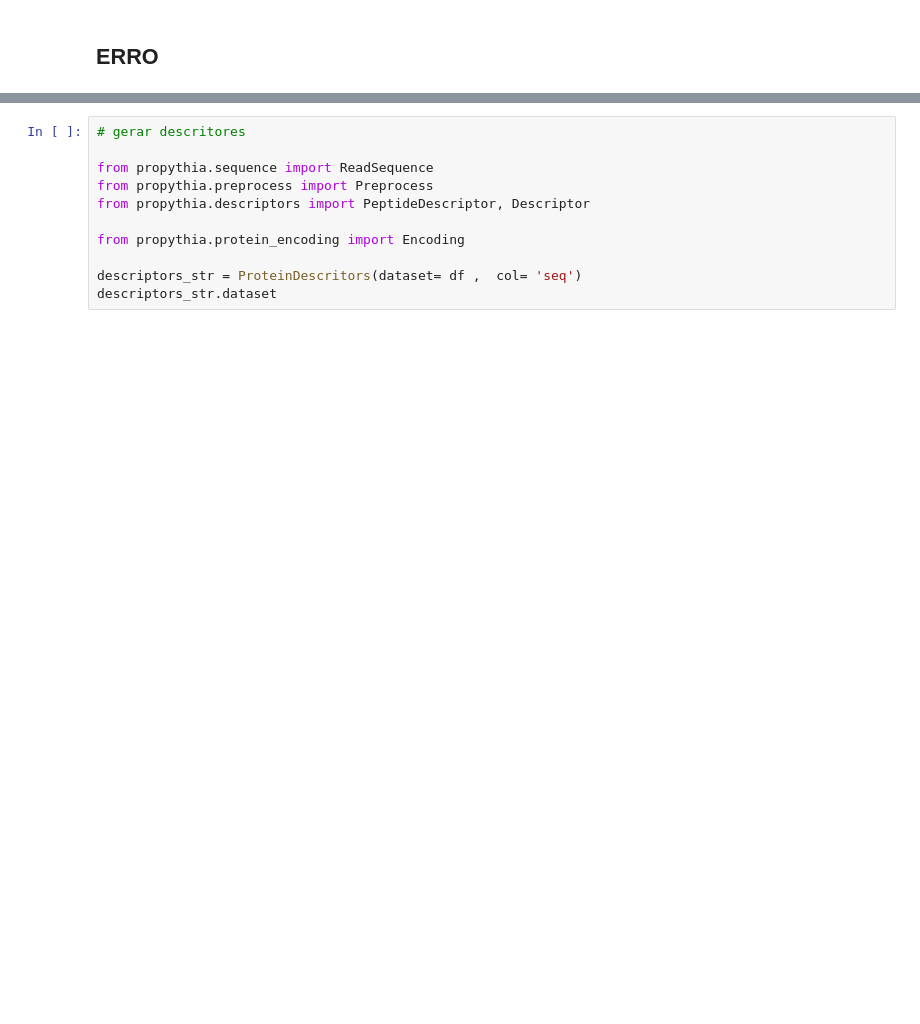
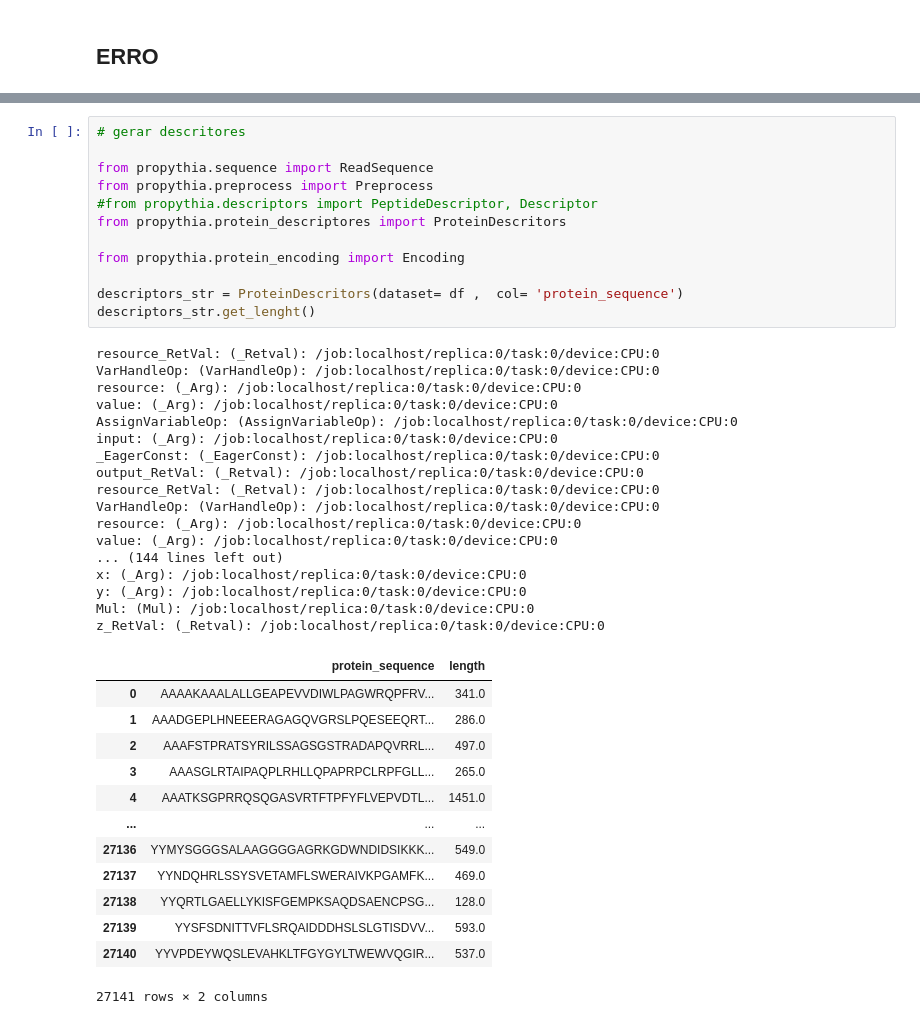
Before and after one commit to AngelinaEiras/SIB_Trabalho-main, a Jupyter notebook: kag/trabalho_sib.ipynb, the cells around one changed output, grey strips where cells are left out. Drawn from its saved outputs; the diff is of its cells as text; blank space fills up the shorter version.

```diff
--- a/kag/trabalho_sib.ipynb
+++ b/kag/trabalho_sib.ipynb
@@ -181,11 +300,43 @@ from propythia import *
 # %%
 # gerar descritores
 
 from propythia.sequence import ReadSequence
 from propythia.preprocess import Preprocess
-from propythia.descriptors import PeptideDescriptor, Descriptor
+#from propythia.descriptors import PeptideDescriptor, Descriptor
+from propythia.protein_descriptores import ProteinDescritors
 
 from propythia.protein_encoding import Encoding
 
-descriptors_str = ProteinDescritors(dataset= df ,  col= 'seq')
-descriptors_str.dataset
+descriptors_str = ProteinDescritors(dataset= df ,  col= 'protein_sequence')
+descriptors_str.get_lenght()
+# %% [output]
+resource_RetVal: (_Retval): /job:localhost/replica:0/task:0/device:CPU:0
+VarHandleOp: (VarHandleOp): /job:localhost/replica:0/task:0/device:CPU:0
+resource: (_Arg): /job:localhost/replica:0/task:0/device:CPU:0
+value: (_Arg): /job:localhost/replica:0/task:0/device:CPU:0
+AssignVariableOp: (AssignVariableOp): /job:localhost/replica:0/task:0/device:CPU:0
+input: (_Arg): /job:localhost/replica:0/task:0/device:CPU:0
+_EagerConst: (_EagerConst): /job:localhost/replica:0/task:0/device:CPU:0
+output_RetVal: (_Retval): /job:localhost/replica:0/task:0/device:CPU:0
+resource_RetVal: (_Retval): /job:localhost/replica:0/task:0/device:CPU:0
+VarHandleOp: (VarHandleOp): /job:localhost/replica:0/task:0/device:CPU:0
+resource: (_Arg): /job:localhost/replica:0/task:0/device:CPU:0
+value: (_Arg): /job:localhost/replica:0/task:0/device:CPU:0
+... (144 lines left out)
+x: (_Arg): /job:localhost/replica:0/task:0/device:CPU:0
+y: (_Arg): /job:localhost/replica:0/task:0/device:CPU:0
+Mul: (Mul): /job:localhost/replica:0/task:0/device:CPU:0
+z_RetVal: (_Retval): /job:localhost/replica:0/task:0/device:CPU:0
+|  | protein_sequence | length |
+| 0 | AAAAKAAALALLGEAPEVVDIWLPAGWRQPFRV... | 341.0 |
+| 1 | AAADGEPLHNEEERAGAGQVGRSLPQESEEQRT... | 286.0 |
+| 2 | AAAFSTPRATSYRILSSAGSGSTRADAPQVRRL... | 497.0 |
+| 3 | AAASGLRTAIPAQPLRHLLQPAPRPCLRPFGLL... | 265.0 |
+| 4 | AAATKSGPRRQSQGASVRTFTPFYFLVEPVDTL... | 1451.0 |
+| ... | ... | ... |
+| 27136 | YYMYSGGGSALAAGGGGAGRKGDWNDIDSIKKK... | 549.0 |
+| 27137 | YYNDQHRLSSYSVETAMFLSWERAIVKPGAMFK... | 469.0 |
+| 27138 | YYQRTLGAELLYKISFGEMPKSAQDSAENCPSG... | 128.0 |
+| 27139 | YYSFSDNITTVFLSRQAIDDDHSLSLGTISDVV... | 593.0 |
+| 27140 | YYVPDEYWQSLEVAHKLTFGYGYLTWEWVQGIR... | 537.0 |
+27141 rows × 2 columns
```
Also changed, not shown: parts of 12 cells of this notebook.
